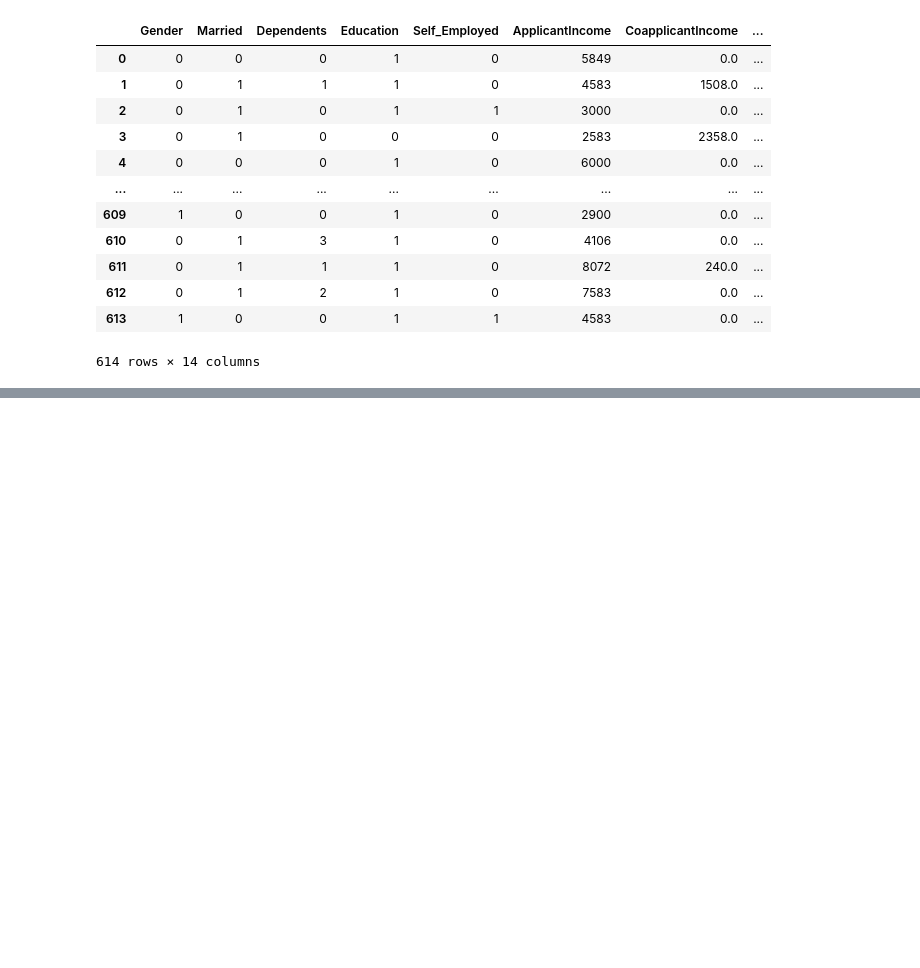
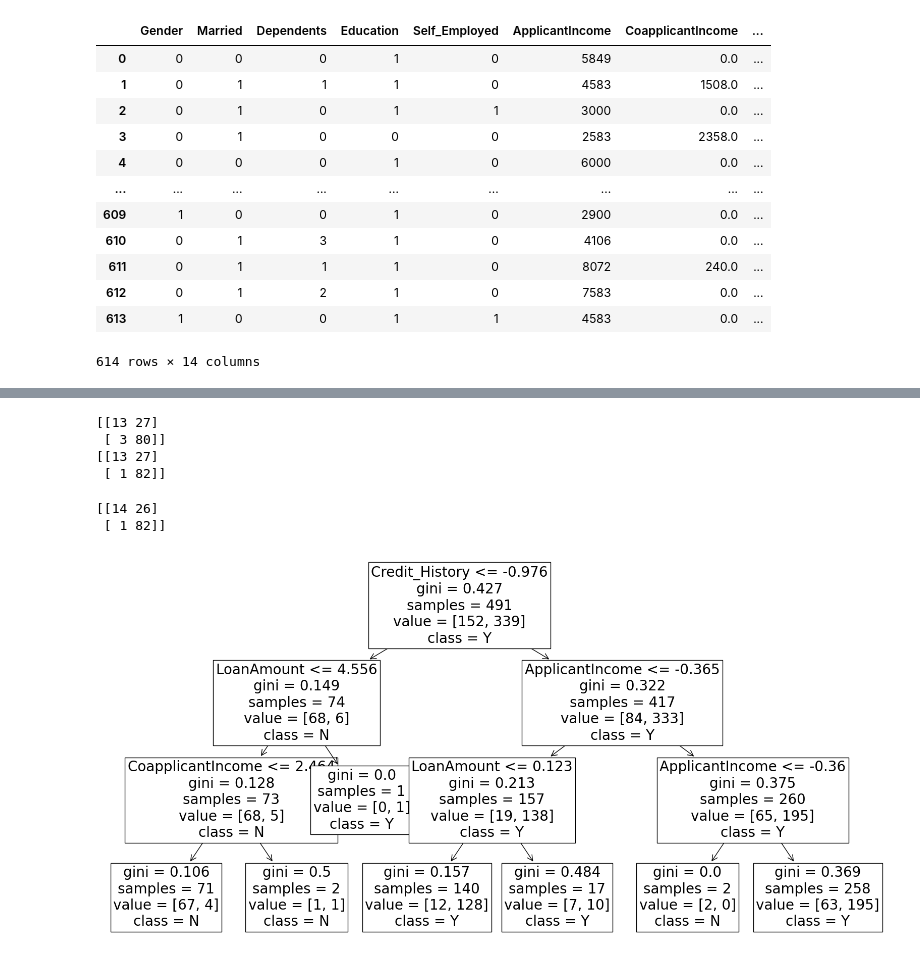
Before and after one commit to Shengan01/Lab, a Jupyter notebook: Lab3/Lab3.ipynb, the cells around one changed output, grey strips where cells are left out. Drawn from its saved outputs; the diff is of its cells as text; code cells hidden in the pictures; blank space fills up the shorter version.

```diff
--- a/Lab3/Lab3.ipynb
+++ b/Lab3/Lab3.ipynb
@@ -77,0 +82,28 @@ for model in models:
+# %%
+scaler = StandardScaler()
+scaler.fit(X_train)
+X_train = scaler.transform(X_train)
+X_test = scaler.transform(X_test)
+models = [kNN(), SVM()]
+for model in models:
+    model.fit(X_train, y_train)
+    y_pred = model.predict(X_test)
+    cm = confusion_matrix(y_test, y_pred)
+    print(cm)
+# %% [output]
+[[13 27]
+ [ 3 80]]
+[[13 27]
+ [ 1 82]]
+# %%
+model = DT(max_depth = 3)
+model.fit(X_train, y_train)
+y_pred = model.predict(X_test)
+cm = confusion_matrix(y_test, y_pred)
+print(cm)
+plt.figure(figsize = (20, 10))
+tree_vis = plot_tree(model, feature_names = data.columns[:-1].to_list(), class_names = ['N', 'Y'], fontsize = 20)
+# %% [output]
+[[14 26]
+ [ 1 82]]
+[figure, added]
```
Also changed, not shown: parts of 2 cells of this notebook.
